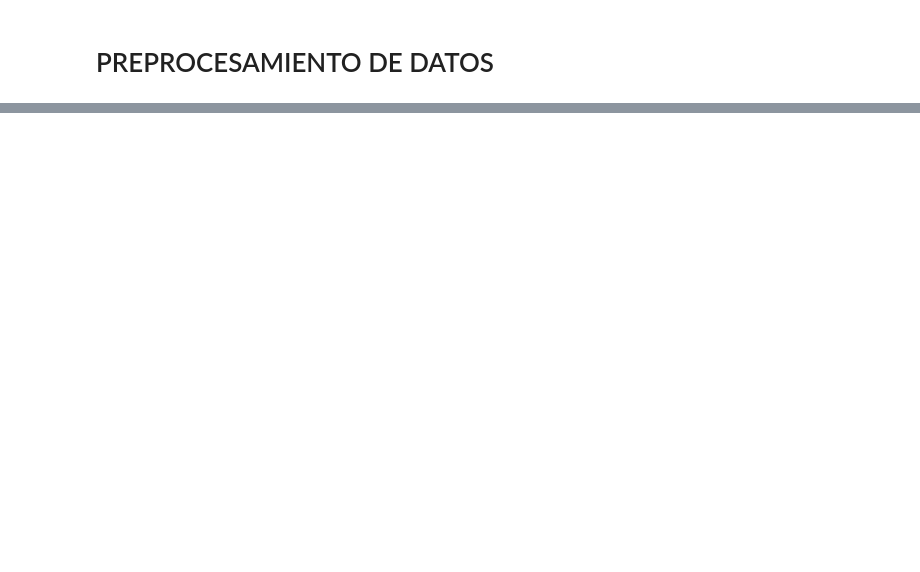
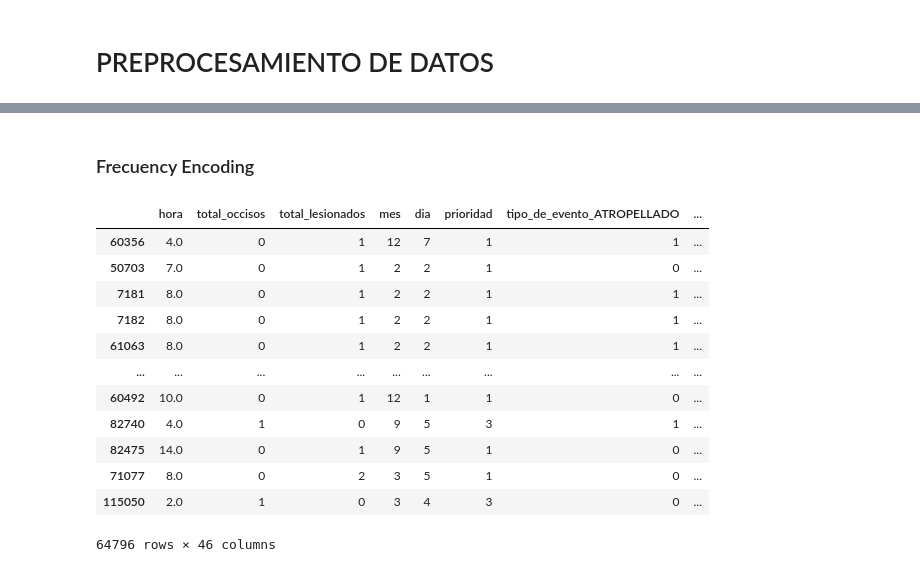
Before and after one commit to RiemanNClav/Hechos-de-Transito-registrados-por-la-SSC, a Jupyter notebook: Hechos de Transito.ipynb, the cells around one changed output, grey strips where cells are left out. Saved outputs shown, nothing was run; the diff lists cells and outputs as text; code cells hidden in the pictures; blank space fills up the shorter version.

```diff
--- a/Hechos de Transito.ipynb
+++ b/Hechos de Transito.ipynb
@@ -820,0 +878,2 @@ len(df.marca_de_vehiculo_1.unique())
+# %% [markdown]
+### Frecuency Encoding
@@ -820,0 +902,16 @@ len(df.marca_de_vehiculo_1.unique())
+# %%
+df_dummies
+# %% [output]
+|  | hora | total_occisos | total_lesionados | mes | dia | prioridad | tipo_de_evento_ATROPELLADO | ... |
+| 60356 | 4.0 | 0 | 1 | 12 | 7 | 1 | 1 | ... |
+| 50703 | 7.0 | 0 | 1 | 2 | 2 | 1 | 0 | ... |
+| 7181 | 8.0 | 0 | 1 | 2 | 2 | 1 | 1 | ... |
+| 7182 | 8.0 | 0 | 1 | 2 | 2 | 1 | 1 | ... |
+| 61063 | 8.0 | 0 | 1 | 2 | 2 | 1 | 1 | ... |
+| ... | ... | ... | ... | ... | ... | ... | ... | ... |
+| 60492 | 10.0 | 0 | 1 | 12 | 1 | 1 | 0 | ... |
+| 82740 | 4.0 | 1 | 0 | 9 | 5 | 3 | 1 | ... |
+| 82475 | 14.0 | 0 | 1 | 9 | 5 | 1 | 0 | ... |
+| 71077 | 8.0 | 0 | 2 | 3 | 5 | 1 | 0 | ... |
+| 115050 | 2.0 | 1 | 0 | 3 | 4 | 3 | 0 | ... |
+64796 rows × 46 columns
```
Also changed, not shown: parts of 79 cells of this notebook, 4 other files.
